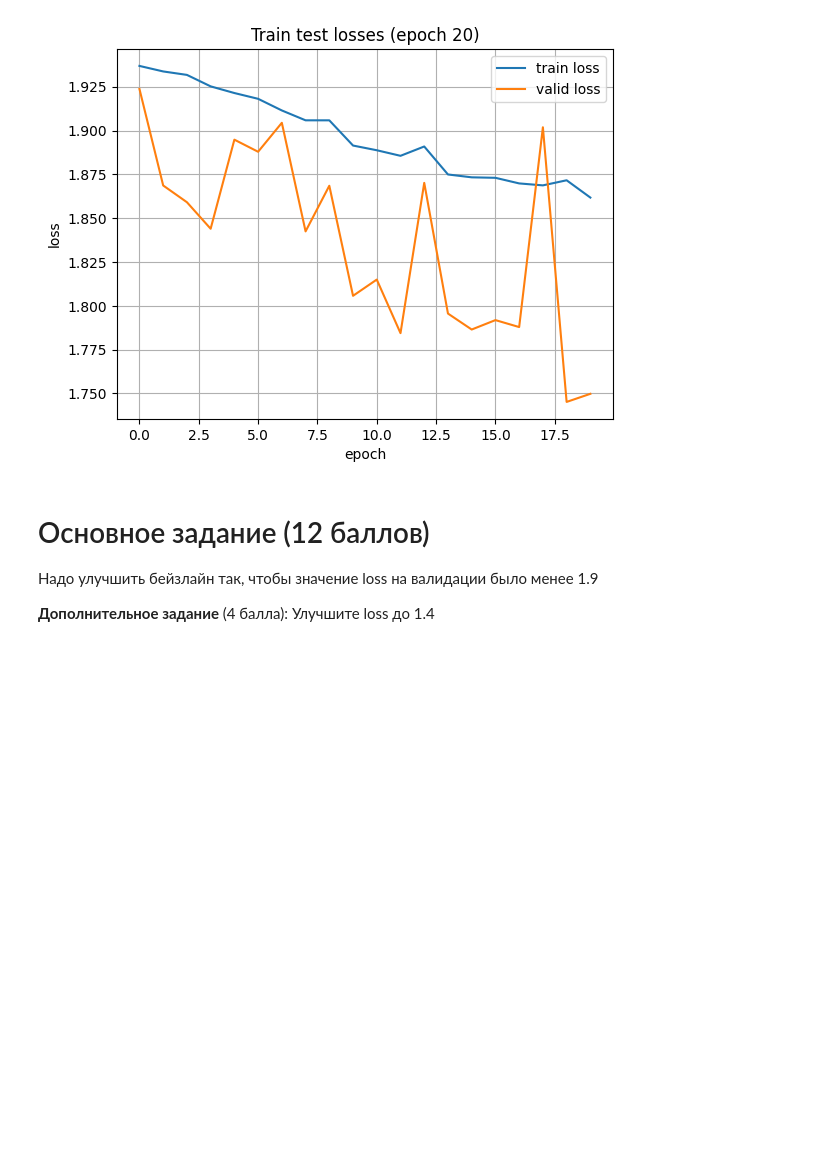
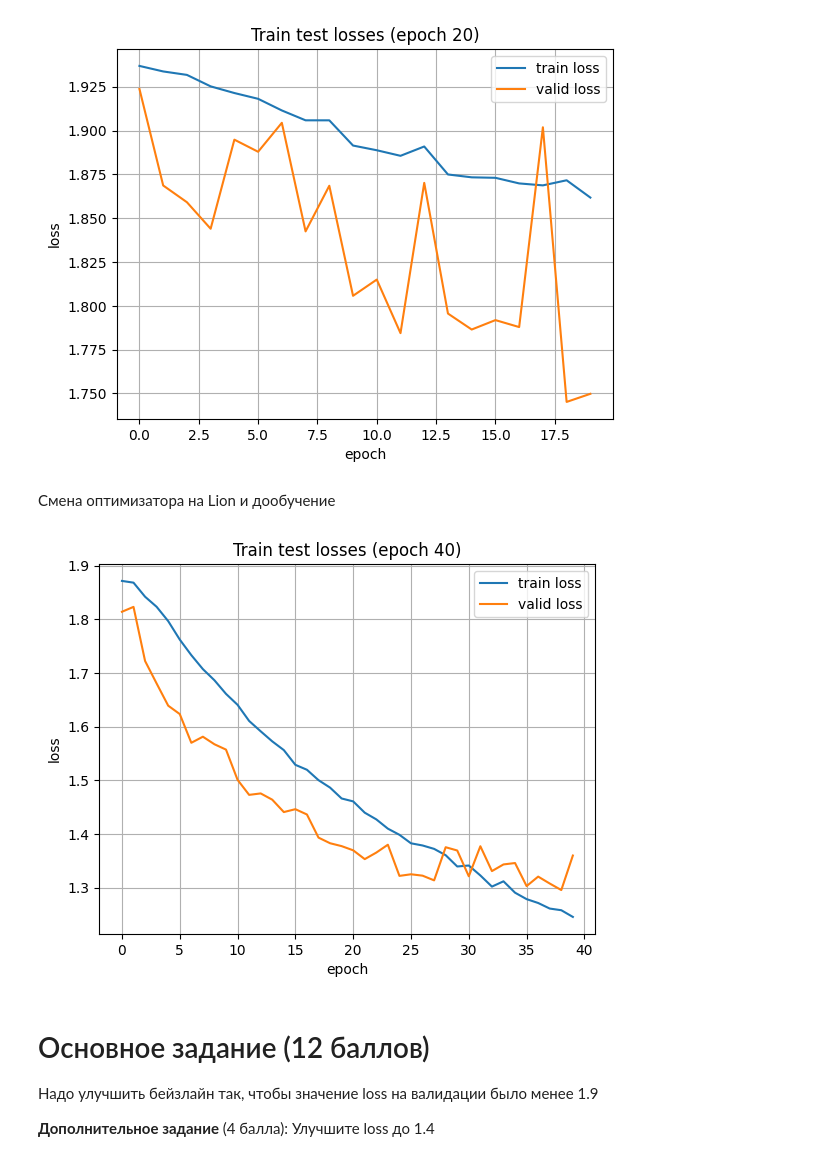
Before and after one commit to medbar/asr_itmo_practice, a Jupyter notebook: asr_lab3.ipynb, the cells around one changed output. Saved outputs shown, nothing was run; the diff lists cells and outputs as text; code cells hidden in the pictures; blank space fills up the shorter version.

Commit message:
Validation Loss less than 1.4

```diff
--- a/asr_lab3.ipynb
+++ b/asr_lab3.ipynb
@@ -512,19 +512,3 @@ class AModel(nn.Module):
         logits = self.head(logits)
 
         return logits # (Time, Batch, Phones)
-# %%
-fe = FeatureExtractor()
-train_dataset = FeatsPhoneDataset('timit/data/TEST/DR1/FAKS0', feature_extractor=fe, phone2id=PHONE2ID)
-
-train_dataloader = torch.utils.data.DataLoader(train_dataset, batch_size=32, collate_fn=train_dataset.collate_pad)
-test_dataloader = torch.utils.data.DataLoader(train_dataset, batch_size=1, collate_fn=train_dataset.collate_pad)
-
-model=AModel(feats_dim=fe.feats_dim,
-                                   out_dim=max(PHONE2ID.values()) + 1,
-                                   dim=256,
-                                   num_layers=6,
-                                   ff_dim=512,
-                                   dropout=0.0,
-                                   nhead=8)
-
-model(**next(iter(train_dataloader))).shape
@@ -730,6 +711,30 @@ results_1 = experiment_1()
 torch.save(results_1, 'middleline.trainer')
 # %% [output]
 [figure]
+# %% [markdown]
+Смена оптимизатора на Lion и дообучение
+# %%
+def experiment_2():
+    # Запуск полноценного обучения модели
+    # TODO: Тюнинг гиперпараметров
+    fe = FeatureExtractor()
+    test_dataset = FeatsPhoneDataset('timit/data/TEST/', feature_extractor=TestFeatureExtractor(), phone2id=PHONE2ID)
+    train_dataset = FeatsPhoneDataset('timit/data/TRAIN/', feature_extractor=fe, phone2id=PHONE2ID)
+    train_dataloader = torch.utils.data.DataLoader(train_dataset, batch_size=40,
+                                               num_workers=0, collate_fn=train_dataset.collate_pad, shuffle=True)
+    test_dataloader = torch.utils.data.DataLoader(test_dataset, batch_size=1,
+                                               num_workers=0, collate_fn=test_dataset.collate_pad, shuffle=False)
+
+    from lion_pytorch import Lion
+    trainer = torch.load('middleline.trainer').to('cuda')
+    trainer.optimizer = Lion(trainer.model.parameters(), lr=1e-4, weight_decay=1e-2)
+
+    trainer.fit(train_dataloader, epochs=40, valid_dataloader=test_dataloader, plot_losses=True)
+    return trainer.to('cpu')
+results_2 = experiment_2()
+torch.save(results_2, 'middleline_2.trainer')
+# %% [output]
+[figure, added]
 # %% [markdown]
 # Основное задание (12 баллов)
 Надо улучшить бейзлайн так, чтобы значение loss на валидации было менее 1.9
```
Also changed, not shown: parts of 2 cells of this notebook.
